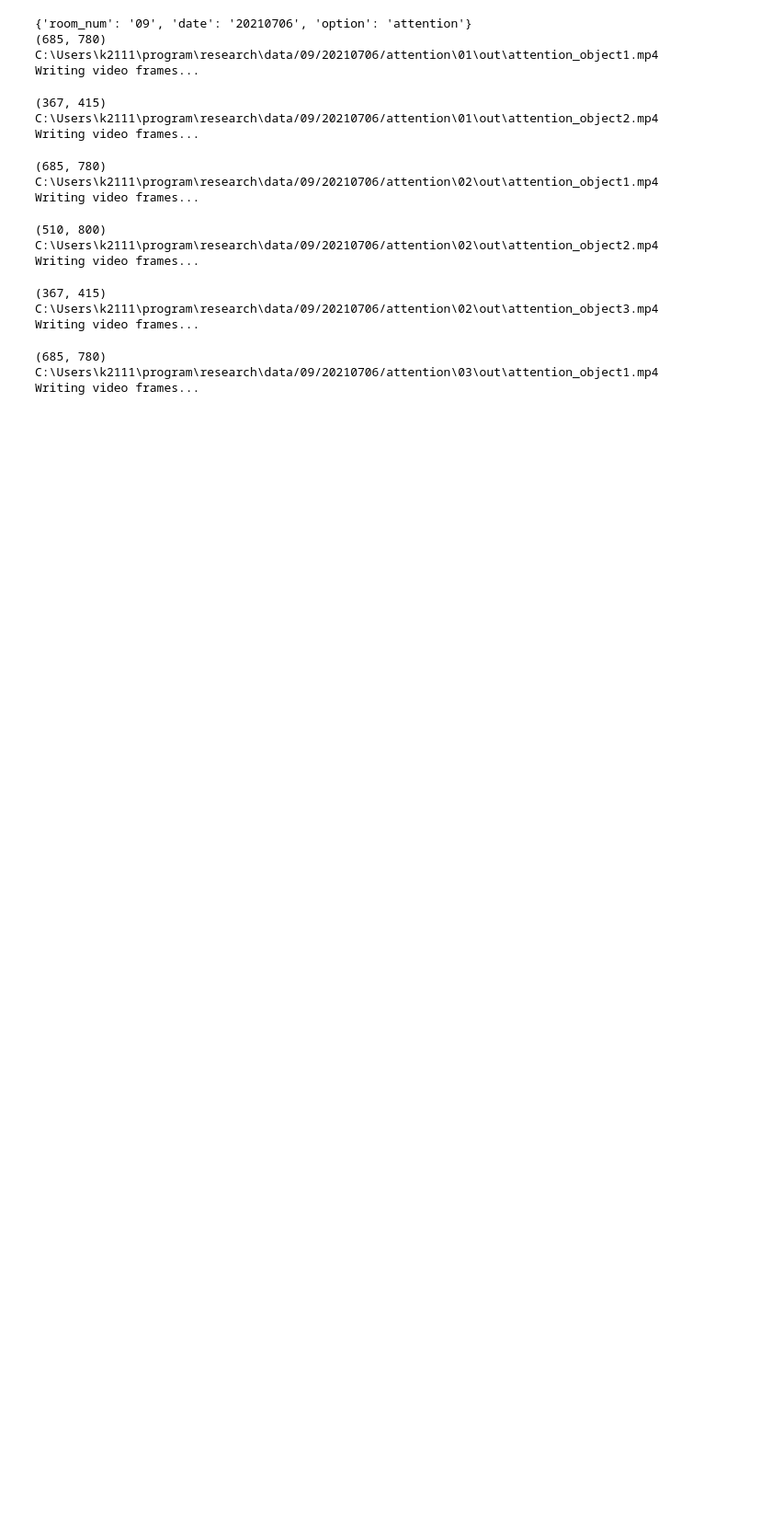
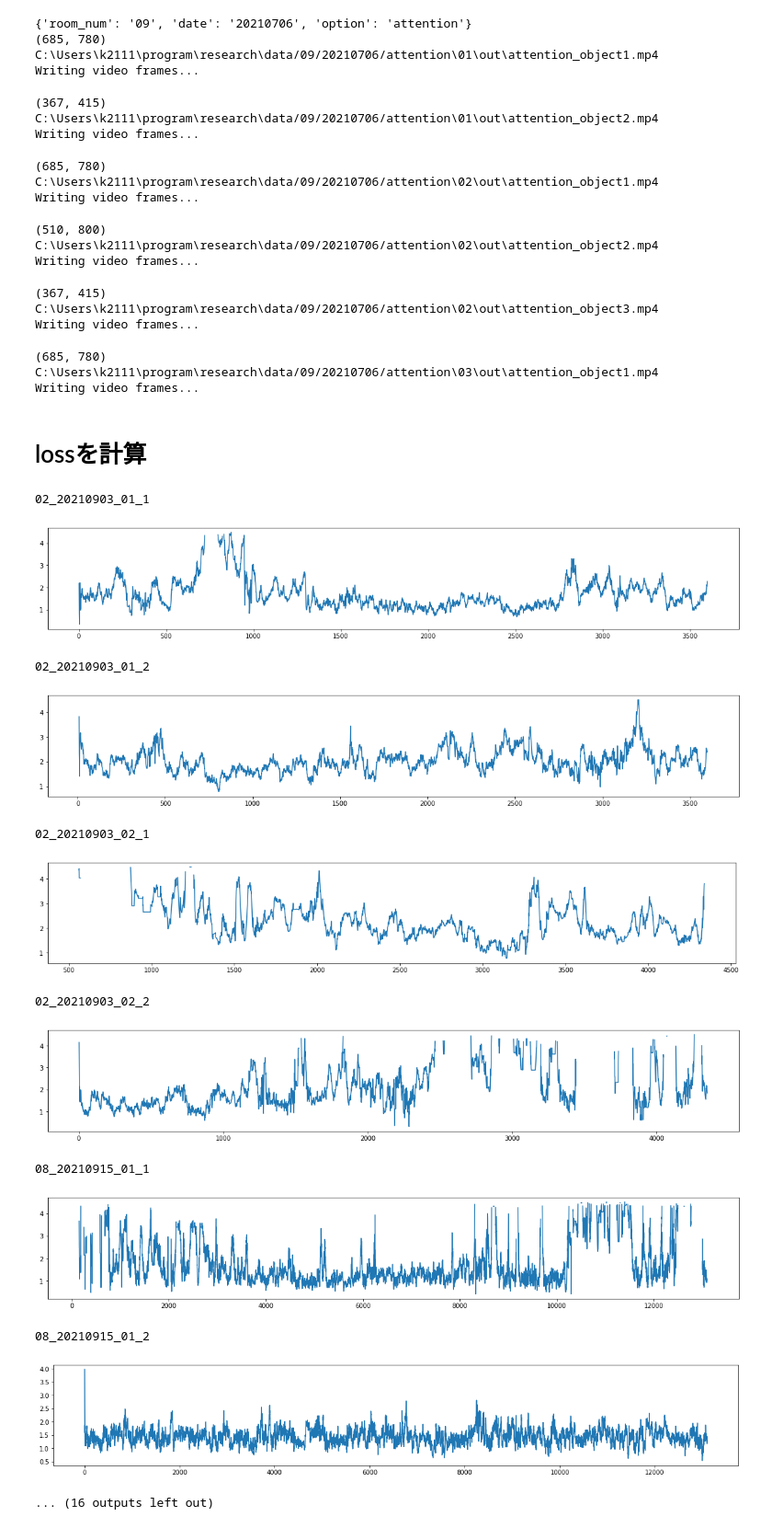
Before and after one commit to kojikojiprg/ova4gar, a Jupyter notebook: notebooks/group_activity/attention/plot.ipynb, the cells around one changed output. Shown at 92% size. Drawn from its saved outputs; the diff is of its cells as text; code cells hidden in the pictures; blank space fills up the shorter version.

```diff
--- a/notebooks/group_activity/attention/plot.ipynb
+++ b/notebooks/group_activity/attention/plot.ipynb
@@ -22,8 +22,8 @@ from display.heatmap import Heatmap
 # %%
 # group attention のデータはまだない
 data_settings = [
-    # {'room_num': '02', 'date': '20210903', 'option': 'attention'},
-    # {'room_num': '08', 'date': '20210915', 'option': 'attention'},
+    {'room_num': '02', 'date': '20210903', 'option': 'attention'},
+    {'room_num': '08', 'date': '20210915', 'option': 'attention'},
     {'room_num': '09', 'date': '20210706', 'option': 'attention'}
 ]
 # %%
@@ -247,3 +249,46 @@ Writing video frames...
 (685, 780)
 C:\Users\k2111\program\research\data/09/20210706/attention\03\out\attention_object1.mp4
 Writing video frames...
+# %% [markdown]
+# lossを計算
+# %%
+def focal_loss(data, alpha=2):
+    x = []
+    for val in data:
+        x.append(val["gauss"])
+    loss = np.log(x) * np.power(1 - np.array(x), alpha)
+    return - loss.mean()
+# %%
+loss_dict = {}
+for key, heatmap_data in heatmap_dict.items():
+    loss_data = {}
+    for frame_num, data in heatmap_data.items():
+        if len(data) > 0:
+            loss = focal_loss(data, 2)
+            loss_data[frame_num] = loss
+        else:
+            loss_data[frame_num] = np.nan
+
+    loss_dict[key] = loss_data
+# %%
+for key, loss_data in loss_dict.items():
+    print(key)
+    lst = sorted(loss_data.items())
+    x, y = zip(*lst)
+    plt.figure(figsize=(20, 3))
+    plt.plot(x, y)
+    plt.show()
+# %% [output]
+02_20210903_01_1
+[figure, added]
+02_20210903_01_2
+[figure, added]
+02_20210903_02_1
+[figure, added]
+02_20210903_02_2
+[figure, added]
+08_20210915_01_1
+[figure, added]
+08_20210915_01_2
+[figure, added]
+... (16 outputs left out)
```
Also changed, not shown: parts of 1 cell of this notebook.
